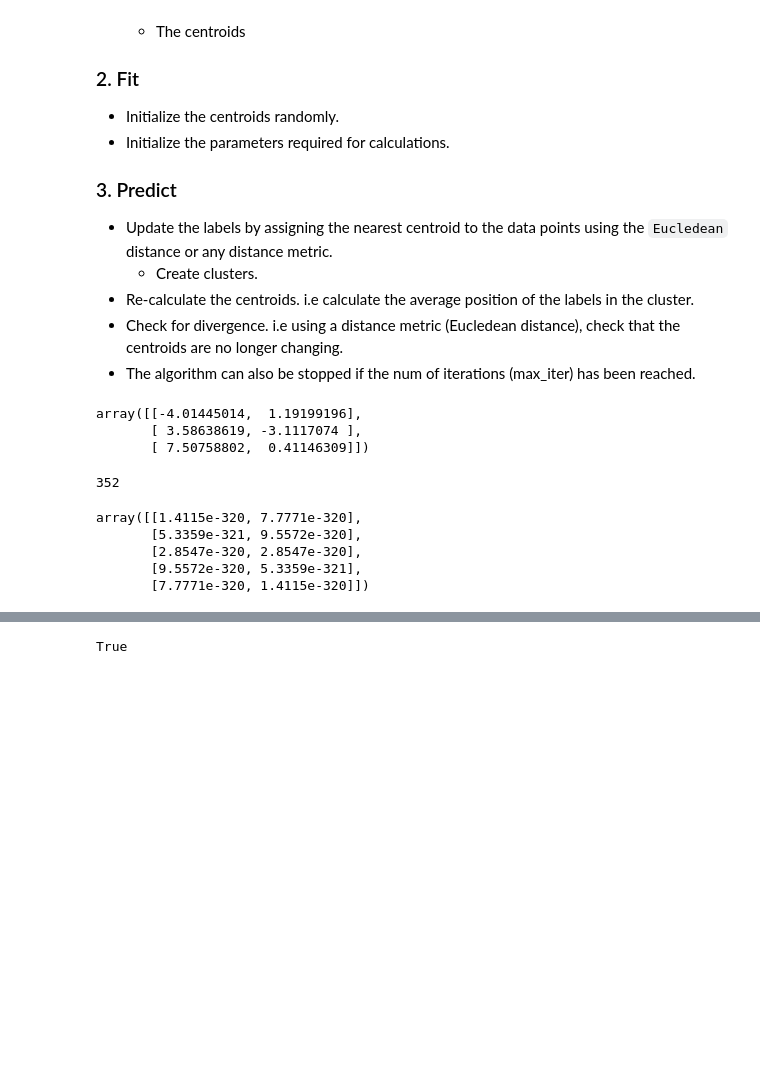
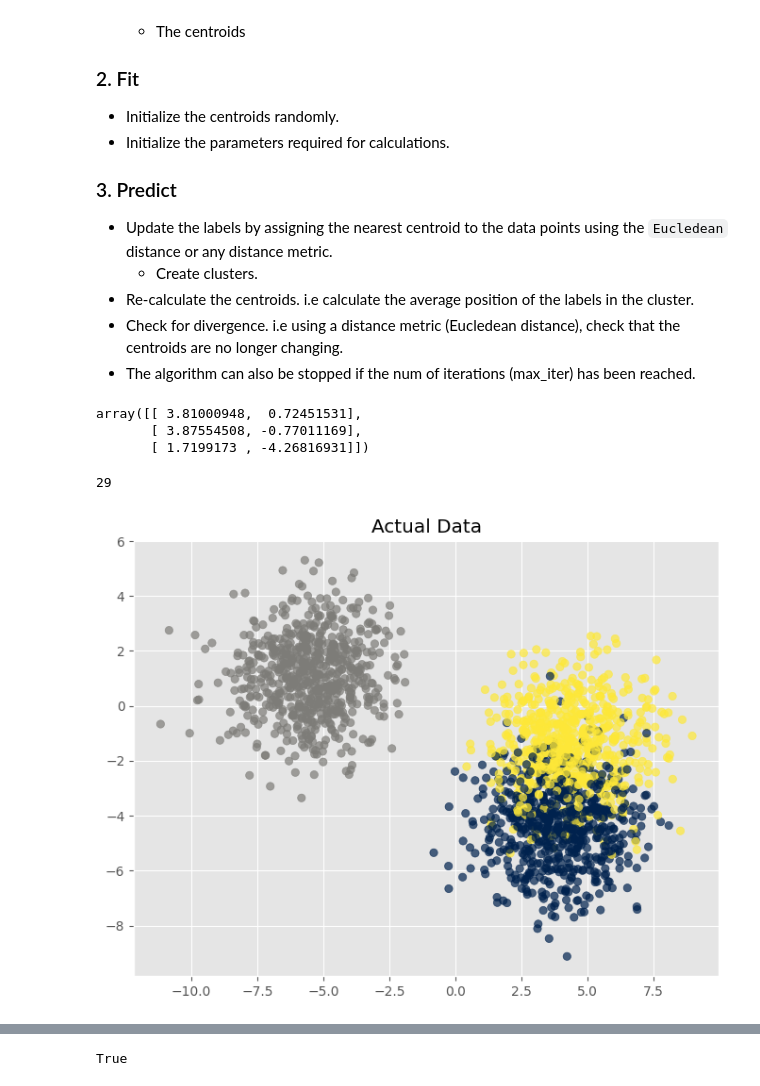
Before and after one commit to chineidu/ML_algos_from_scratch, a Jupyter notebook: notebook/04_KMeans_n_KNN.ipynb, the cells around one changed output, grey strips where cells are left out. Drawn from its saved outputs; the diff is of its cells as text; code cells hidden in the pictures; blank space fills up the shorter version.

Commit message:
chore: Update KMeans notebook

```diff
--- a/notebook/04_KMeans_n_KNN.ipynb
+++ b/notebook/04_KMeans_n_KNN.ipynb
@@ -209,8 +215,8 @@ class KMeans:
         plt.show()
 # %%
 CENTERS = 3
-N_SAMPLES, N_FEATURES = 500, 2
-NOISE, RANDOM_STATE = 3.5, 123
+N_SAMPLES, N_FEATURES = 2_000, 2
+NOISE = 1.5
 
 
 X, y = make_blobs(
@@ -218,27 +224,32 @@ X, y = make_blobs(
     n_features=N_FEATURES,
     centers=CENTERS,
     cluster_std=NOISE,
-    random_state=RANDOM_STATE,
+    random_state=utils.RANDOM_STATE,
 )
 
 X[:3]
 # %% [output]
-array([[-4.01445014,  1.19199196],
-       [ 3.58638619, -3.1117074 ],
-       [ 7.50758802,  0.41146309]])
+array([[ 3.81000948,  0.72451531],
+       [ 3.87554508, -0.77011169],
+       [ 1.7199173 , -4.26816931]])
 # %%
 kmeans = KMeans(K=3, plot_steps=False)
-# kmeans.fit(X)
-y_pred = kmeans.fit_predict(X)
+kmeans.fit(X)
+y_pred = kmeans.predict(X)
+kmeans.n_iter_
+# %% [output]
+29
-# %%
-kmeans.n_iter_
-# %% [output]
-352
-# %%
-np.empty(shape=(5, 2))
-# %% [output]
-array([[1.4115e-320, 7.7771e-320],
-       [5.3359e-321, 9.5572e-320],
-       [2.8547e-320, 2.8547e-320],
-       [9.5572e-320, 5.3359e-321],
-       [7.7771e-320, 1.4115e-320]])
+# %%
+# Plot the clustered dataset
+fig = plt.figure(figsize=(8, 6))
+plt.scatter(
+    X[:, 0],
+    X[:, 1],
+    c=y,
+    cmap=plt.cm.cividis,
+    alpha=0.7,
+)
+plt.title("Actual Data")
+plt.show()
+# %% [output]
+[figure, added]
```
Also changed, not shown: parts of 2 cells of this notebook.
